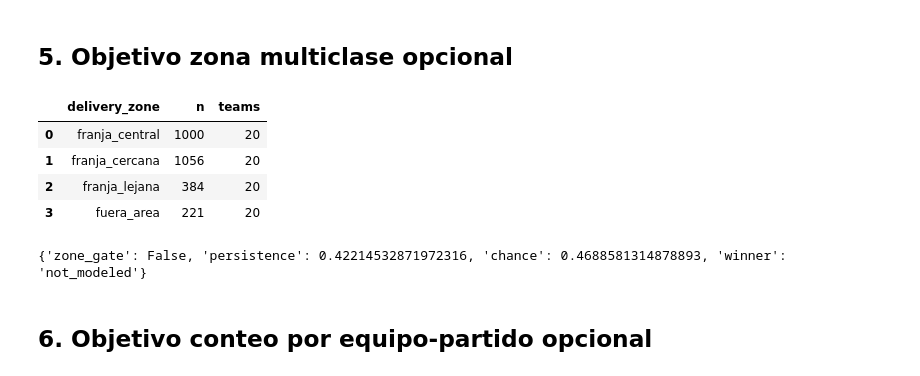
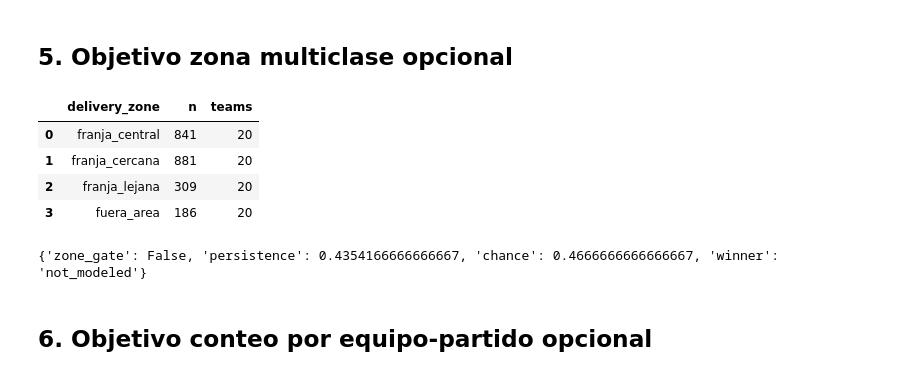
Before and after one commit to ElRubsSan/Corner_Scout, a Jupyter notebook: notebooks/05_modelos_evaluacion.ipynb, the cells around one changed output. Drawn from its saved outputs; the diff is of its cells as text; code cells hidden in the pictures.

```diff
--- a/notebooks/05_modelos_evaluacion.ipynb
+++ b/notebooks/05_modelos_evaluacion.ipynb
@@ -277,7 +275,21 @@ habit = habit[habit.pre_match_ready & habit.n_corners.gt(0)].copy()
 habit["current_short_share"] = habit.n_short / habit.n_corners
 short_rho, short_p = spearmanr(habit.hist_short_share, habit.current_short_share)
 
-zone_classes = sorted(zone_data.delivery_zone.unique())
+zone_classes = sorted(
+    zone_data.loc[
+        zone_data["match_date"].lt(FINAL_START),
+        "delivery_zone",
+    ]
+    .dropna()
+    .unique()
+)
+
+assert set(zone_classes) == set(
+    zone_data.loc[
+        zone_data["match_date"].lt(FINAL_START),
+        "delivery_zone",
+    ].dropna()
+)
 zone_corner_lookup = corners[corners.direct_delivery_valid].copy()
 zone_rows = []
 for row in features[features.pre_match_ready].itertuples():
@@ -290,18 +302,24 @@ for row in features[features.pre_match_ready].itertuples():
     current_counts = current.delivery_zone.value_counts()
     hist_top = hist_counts.idxmax() if len(hist_counts) else None
     current_top = current_counts.idxmax()
-    zone_rows.append({"match_id": row.match_id, "team": row.team, "historical_top_zone": hist_top,
+    zone_rows.append({"match_id": row.match_id, "match_date": row.match_date, "team": row.team,
+                      "historical_top_zone": hist_top,
                       "current_top_zone": current_top, "same_top_zone": hist_top == current_top,
                       **{f"hist_zone_count_{zone}": int(hist_counts.get(zone, 0)) for zone in zone_classes}})
 zone_persistence_rows = pd.DataFrame(zone_rows)
-zone_top_accuracy = float(zone_persistence_rows.same_top_zone.mean())
-zone_chance = float(zone_persistence_rows.current_top_zone.value_counts(normalize=True).max())
+zone_persistence_for_decisions = zone_persistence_rows[
+    zone_persistence_rows.match_date.lt(FINAL_START)
+].copy()
+zone_top_accuracy = float(zone_persistence_for_decisions.same_top_zone.mean())
+zone_chance = float(
+    zone_persistence_for_decisions.current_top_zone.value_counts(normalize=True).max()
+)
 
 persistence = pd.DataFrame([
     {"habit": "short_share", "n_team_matches": len(habit), "statistic": "spearman_rho",
      "value": float(short_rho), "comparison": float(short_p),
      "interpretation": "historical share versus next team-match share"},
-    {"habit": "dominant_delivery_zone", "n_team_matches": len(zone_persistence_rows),
+    {"habit": "dominant_delivery_zone", "n_team_matches": len(zone_persistence_for_decisions),
      "statistic": "top_zone_accuracy", "value": zone_top_accuracy, "comparison": zone_chance,
      "interpretation": "historical dominant zone versus next; comparison is majority-class chance"},
 ])
@@ -450,8 +468,9 @@ zone = zone.merge(features[["match_id", "team", "history_match_ids"]], on=["matc
 for zone_name in zone_classes:
     lookup = zone_persistence_rows.set_index(["match_id", "team"])[f"hist_zone_count_{zone_name}"]
     zone[f"hist_zone_count_{zone_name}"] = [lookup.get((row.match_id, row.team), 0) for row in zone.itertuples()]
-support_total = zone.delivery_zone.value_counts().reindex(zone_classes, fill_value=0)
-support_teams = zone.groupby("delivery_zone").team.nunique().reindex(zone_classes, fill_value=0)
+zone_for_decisions = zone[zone.match_date.lt(FINAL_START)].copy()
+support_total = zone_for_decisions.delivery_zone.value_counts().reindex(zone_classes, fill_value=0)
+support_teams = zone_for_decisions.groupby("delivery_zone").team.nunique().reindex(zone_classes, fill_value=0)
 zone_gate = bool(support_total.min() >= 100 and support_teams.min() >= 10 and zone_top_accuracy > zone_chance)
 zone_support = pd.DataFrame({"delivery_zone": zone_classes, "n": support_total.values,
                              "teams": support_teams.values})
@@ -499,38 +518,38 @@ if zone_gate:
                 pred[f"p_{model_name}_{class_name}"] = values[:, i]
             zone_metric_rows.append({"objective": "delivery_zone", "window": window["name"],
                                      "role": window["role"], "model": model_name,
                                      **multiclass_metrics(test.delivery_zone, values, zone_classes)})
         zone_predictions.append(pred)
         tuning_rows.extend(candidate_grid.assign(objective="delivery_zone", window=window["name"], parameter="C").to_dict("records"))
     zone_metrics = pd.DataFrame(zone_metric_rows)
     zone_predictions = pd.concat(zone_predictions, ignore_index=True)
     zone_checks = []
     for window in [item["name"] for item in WINDOWS]:
         block = zone_metrics[zone_metrics.window.eq(window)].set_index("model")
         reference_name = block.loc[["league_reference", "historical_baseline"], "log_loss"].idxmin()
         candidate, reference = block.loc["candidate"], block.loc[reference_name]
         passed = (candidate.log_loss < reference.log_loss and candidate.multiclass_brier < reference.multiclass_brier
                   and candidate.macro_average_precision > reference.macro_average_precision
                   and candidate.calibration_gap <= reference.calibration_gap + 0.01)
         zone_checks.append({"objective": "delivery_zone", "window": window, "reference": reference_name, "passed": bool(passed)})
     zone_checks = pd.DataFrame(zone_checks)
     zone_winner = "candidate" if zone_checks.passed.sum() >= 2 else zone_metrics[zone_metrics.role.eq("selection") & zone_metrics.model.ne("candidate")].groupby("model").log_loss.mean().idxmin()
 else:
     zone_metrics = pd.DataFrame()
     zone_predictions = pd.DataFrame()
     zone_checks = pd.DataFrame([{"objective": "delivery_zone", "passed": False,
                                  "reason": "support or persistence gate failed"}])
     zone_winner = "not_modeled"
 display(zone_support)
 print({"zone_gate": zone_gate, "persistence": zone_top_accuracy, "chance": zone_chance,
        "winner": zone_winner})
 # %% [output]
 |  | delivery_zone | n | teams |
-| 0 | franja_central | 1000 | 20 |
-| 1 | franja_cercana | 1056 | 20 |
-| 2 | franja_lejana | 384 | 20 |
-| 3 | fuera_area | 221 | 20 |
+| 0 | franja_central | 841 | 20 |
+| 1 | franja_cercana | 881 | 20 |
+| 2 | franja_lejana | 309 | 20 |
+| 3 | fuera_area | 186 | 20 |
-{'zone_gate': False, 'persistence': 0.42214532871972316, 'chance': 0.4688581314878893, 'winner': 'not_modeled'}
+{'zone_gate': False, 'persistence': 0.4354166666666667, 'chance': 0.4666666666666667, 'winner': 'not_modeled'}
 # %% [markdown]
 ## 6. Objetivo conteo por equipo-partido opcional
 # %%
```
Also changed, not shown: parts of 4 cells of this notebook, 5 other files.
